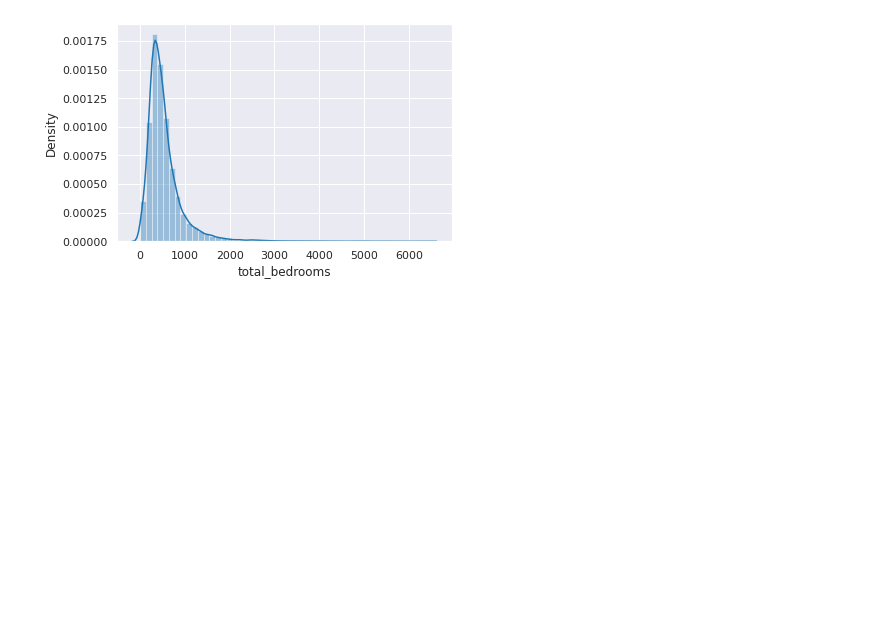
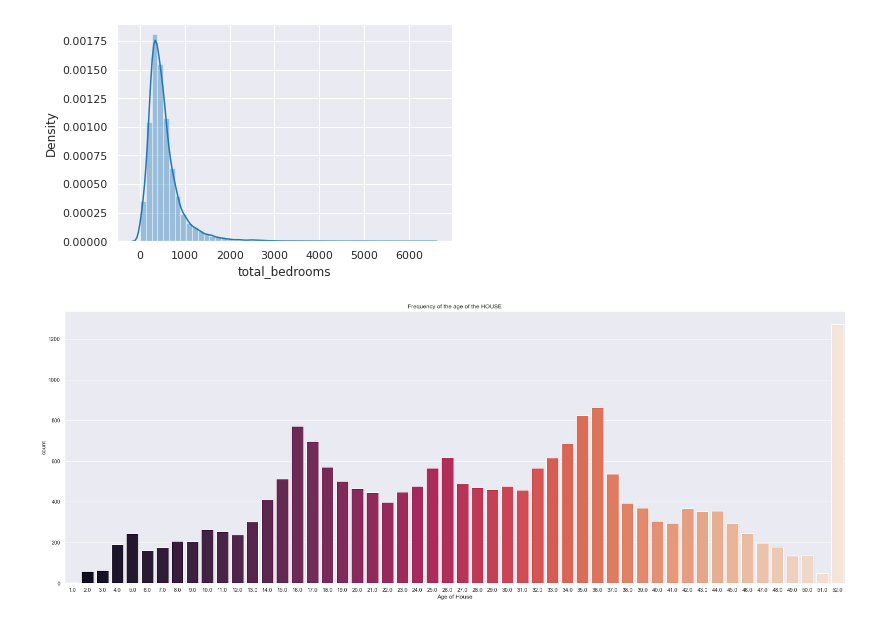
Before and after one commit to Abdulmalik-rebdi/California-housing, a Jupyter notebook: src/EDA.ipynb, the cells around one changed output. Saved outputs shown, nothing was run; the diff lists cells and outputs as text; code cells hidden in the pictures; blank space fills up the shorter version.

```diff
--- a/src/EDA.ipynb
+++ b/src/EDA.ipynb
@@ -90,3 +120,17 @@ sns.distplot(df['total_bedrooms'])
 # %% [output]
 <AxesSubplot:xlabel='total_bedrooms', ylabel='Density'>
 [figure]
+# %%
+# Frequency of the age of the HOUSE
+sns.set(rc={'figure.figsize':(28.7,10.27)})
+
+# Plot
+sns.countplot(data=df, x="housing_median_age",  palette="rocket").set(
+    title = "Frequency of the age of the HOUSE",
+    xlabel = "Age of House"
+)
+
+# Show
+plt.show()
+# %% [output]
+[figure, added]
```
Also changed, not shown: parts of 14 cells of this notebook.
